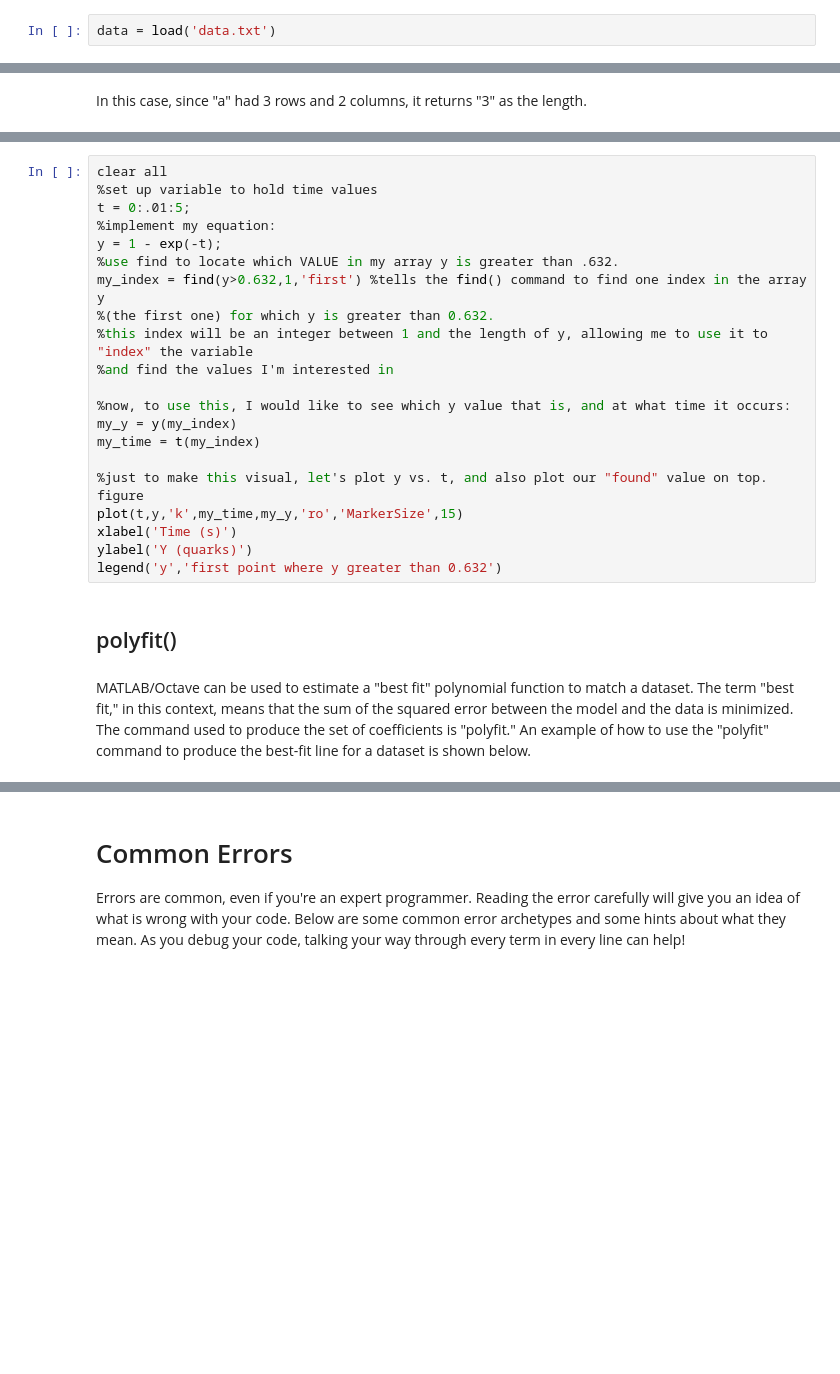
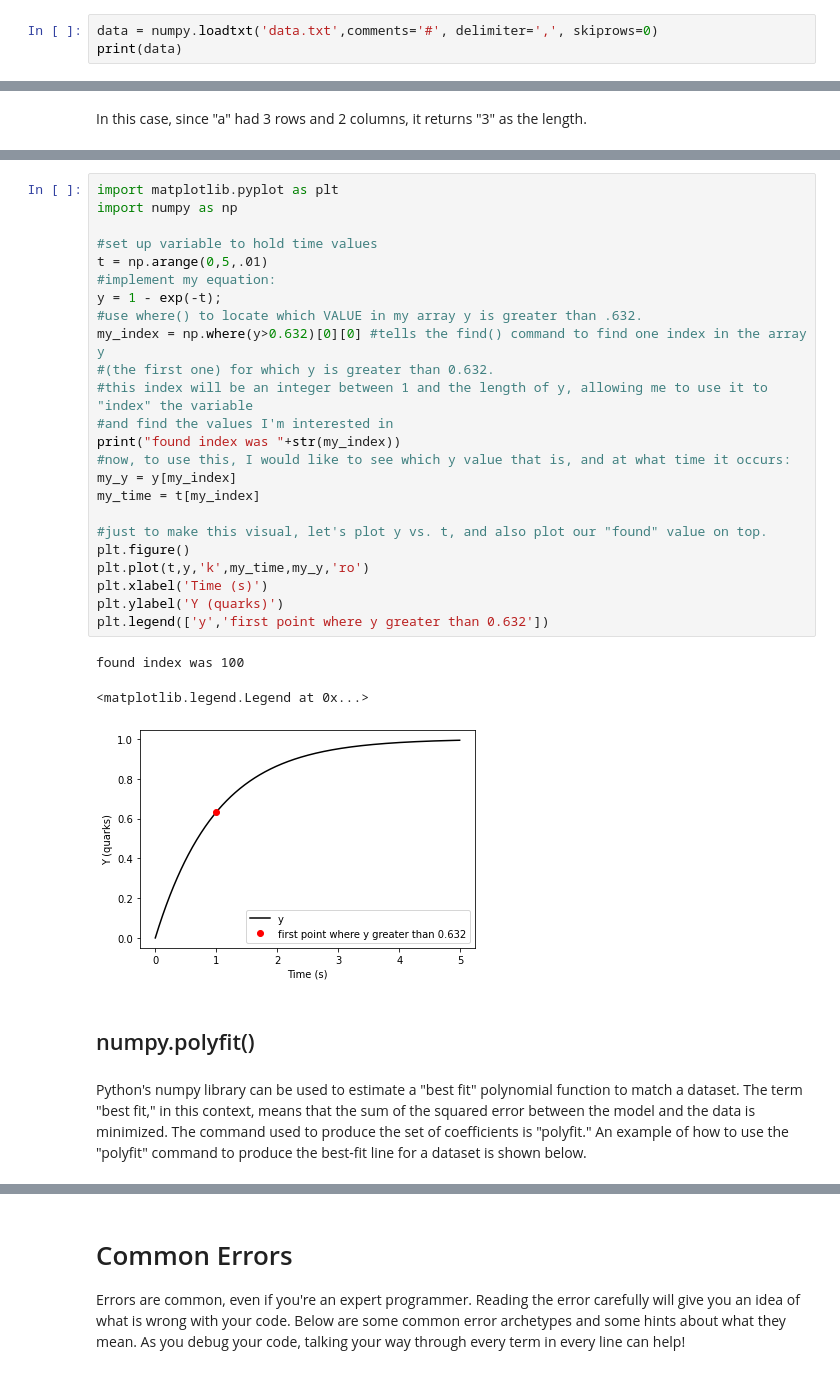
Before and after one commit to Alexanderallenbrown/ES302_FA22_Students, a Jupyter notebook: 01_Background_Resources/01C_Python_Resource.ipynb, the cells around one changed output, grey strips where cells are left out. Cells and saved outputs as stored; diff of their text form; blank space fills up the shorter version.

```diff
--- a/01_Background_Resources/01C_Python_Resource.ipynb
+++ b/01_Background_Resources/01C_Python_Resource.ipynb
@@ -267,2 +427,3 @@ Commas, tabs, and whitespace can all be used to separate numbers in a data file.
 # %%
-data = load('data.txt')
+data = numpy.loadtxt('data.txt',comments='#', delimiter=',', skiprows=0)
+print(data)
@@ -462,29 +673,35 @@ $$y = 1-e^{-t}$$
 
 and you'd like to know at what time this function is first greater than or equal to 0.632. This could be accomplished using the following code:
 # %%
-clear all
-%set up variable to hold time values
-t = 0:.01:5;
-%implement my equation:
+import matplotlib.pyplot as plt
+import numpy as np
+
+#set up variable to hold time values
+t = np.arange(0,5,.01)
+#implement my equation:
 y = 1 - exp(-t);
-%use find to locate which VALUE in my array y is greater than .632.
-my_index = find(y>0.632,1,'first') %tells the find() command to find one index in the array y
-%(the first one) for which y is greater than 0.632.
-%this index will be an integer between 1 and the length of y, allowing me to use it to "index" the variable
-%and find the values I'm interested in
+#use where() to locate which VALUE in my array y is greater than .632.
+my_index = np.where(y>0.632)[0][0] #tells the find() command to find one index in the array y
+#(the first one) for which y is greater than 0.632.
+#this index will be an integer between 1 and the length of y, allowing me to use it to "index" the variable
+#and find the values I'm interested in
+print("found index was "+str(my_index))
+#now, to use this, I would like to see which y value that is, and at what time it occurs:
+my_y = y[my_index]
+my_time = t[my_index]
 
-%now, to use this, I would like to see which y value that is, and at what time it occurs:
-my_y = y(my_index)
-my_time = t(my_index)
-
-%just to make this visual, let's plot y vs. t, and also plot our "found" value on top.
-figure
-plot(t,y,'k',my_time,my_y,'ro','MarkerSize',15)
-xlabel('Time (s)')
-ylabel('Y (quarks)')
-legend('y','first point where y greater than 0.632')
+#just to make this visual, let's plot y vs. t, and also plot our "found" value on top.
+plt.figure()
+plt.plot(t,y,'k',my_time,my_y,'ro')
+plt.xlabel('Time (s)')
+plt.ylabel('Y (quarks)')
+plt.legend(['y','first point where y greater than 0.632'])
+# %% [output]
+found index was 100
+<matplotlib.legend.Legend at 0x...>
+[figure, added]
 # %% [markdown]
-## polyfit()
+## numpy.polyfit()
 # %% [markdown]
-MATLAB/Octave can be used to estimate a "best fit" polynomial function to match a dataset. The term "best fit," in this context, means that the sum of the squared error between the model and the data is minimized. The command used to produce the set of coefficients is "polyfit." An example of how to use the "polyfit" command to produce the best-fit line for a dataset is shown below.
+Python's numpy library can be used to estimate a "best fit" polynomial function to match a dataset. The term "best fit," in this context, means that the sum of the squared error between the model and the data is minimized. The command used to produce the set of coefficients is "polyfit." An example of how to use the "polyfit" command to produce the best-fit line for a dataset is shown below.
 # %%
```
Also changed, not shown: parts of 66 cells of this notebook, 8 other files.
